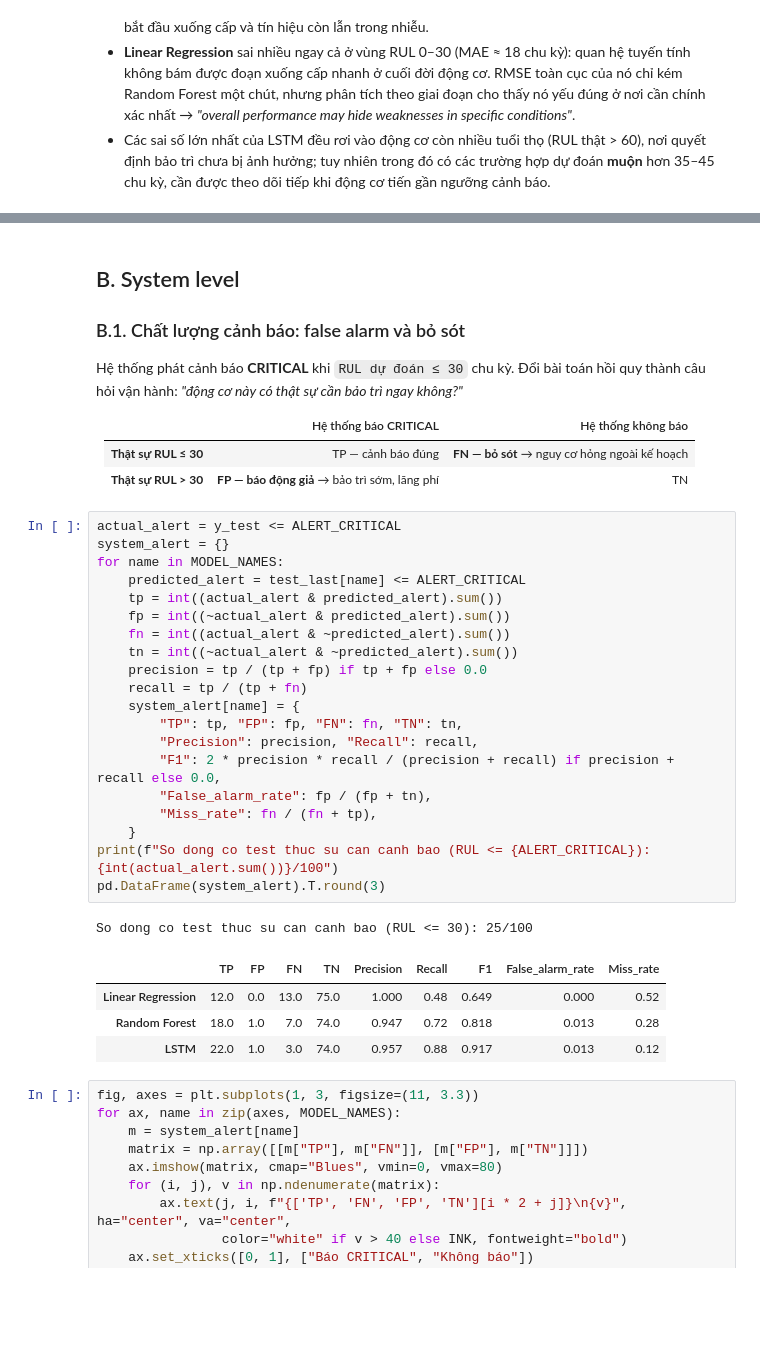
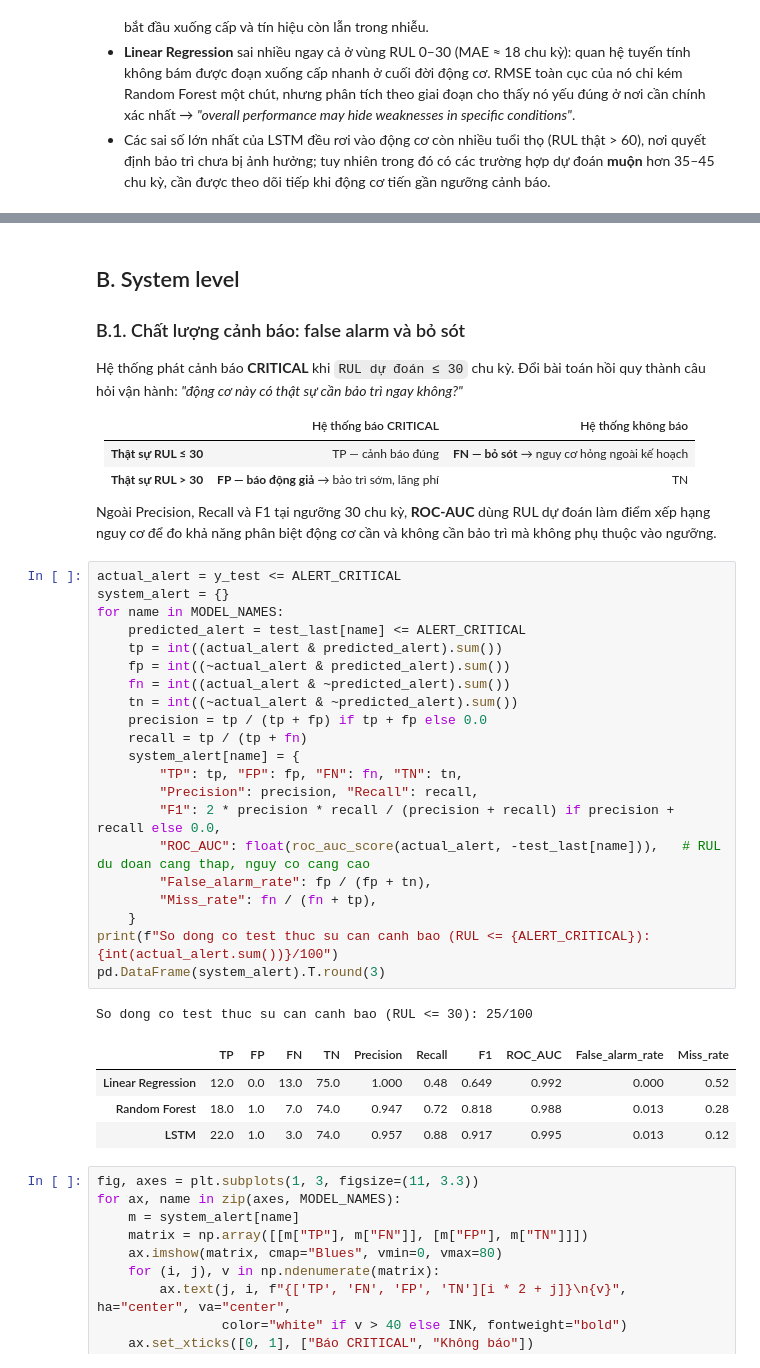
Before and after one commit to duyenphung206-sudo/turbofan-rul-prediction, a Jupyter notebook: notebooks/04_evaluation.ipynb, the cells around one changed output, grey strips where cells are left out. Cells and saved outputs as stored; diff of their text form; blank space fills up the shorter version.

```diff
--- a/notebooks/04_evaluation.ipynb
+++ b/notebooks/04_evaluation.ipynb
@@ -218,32 +268,35 @@ Hệ thống phát cảnh báo **CRITICAL** khi `RUL dự đoán ≤ 30` chu k
 |---|---|---|
 | **Thật sự RUL ≤ 30** | TP — cảnh báo đúng | **FN — bỏ sót** → nguy cơ hỏng ngoài kế hoạch |
 | **Thật sự RUL > 30** | **FP — báo động giả** → bảo trì sớm, lãng phí | TN |
+
+Ngoài Precision, Recall và F1 tại ngưỡng 30 chu kỳ, **ROC-AUC** dùng RUL dự đoán làm điểm xếp hạng nguy cơ để đo khả năng phân biệt động cơ cần và không cần bảo trì mà không phụ thuộc vào ngưỡng.
 # %%
 actual_alert = y_test <= ALERT_CRITICAL
 system_alert = {}
 for name in MODEL_NAMES:
     predicted_alert = test_last[name] <= ALERT_CRITICAL
     tp = int((actual_alert & predicted_alert).sum())
     fp = int((~actual_alert & predicted_alert).sum())
     fn = int((actual_alert & ~predicted_alert).sum())
     tn = int((~actual_alert & ~predicted_alert).sum())
     precision = tp / (tp + fp) if tp + fp else 0.0
     recall = tp / (tp + fn)
     system_alert[name] = {
         "TP": tp, "FP": fp, "FN": fn, "TN": tn,
         "Precision": precision, "Recall": recall,
         "F1": 2 * precision * recall / (precision + recall) if precision + recall else 0.0,
+        "ROC_AUC": float(roc_auc_score(actual_alert, -test_last[name])),   # RUL du doan cang thap, nguy co cang cao
         "False_alarm_rate": fp / (fp + tn),
         "Miss_rate": fn / (fn + tp),
     }
 print(f"So dong co test thuc su can canh bao (RUL <= {ALERT_CRITICAL}): {int(actual_alert.sum())}/100")
 pd.DataFrame(system_alert).T.round(3)
 # %% [output]
 So dong co test thuc su can canh bao (RUL <= 30): 25/100
-|  | TP | FP | FN | TN | Precision | Recall | F1 | False_alarm_rate | Miss_rate |
-| Linear Regression | 12.0 | 0.0 | 13.0 | 75.0 | 1.000 | 0.48 | 0.649 | 0.000 | 0.52 |
-| Random Forest | 18.0 | 1.0 | 7.0 | 74.0 | 0.947 | 0.72 | 0.818 | 0.013 | 0.28 |
-| LSTM | 22.0 | 1.0 | 3.0 | 74.0 | 0.957 | 0.88 | 0.917 | 0.013 | 0.12 |
+|  | TP | FP | FN | TN | Precision | Recall | F1 | ROC_AUC | False_alarm_rate | Miss_rate |
+| Linear Regression | 12.0 | 0.0 | 13.0 | 75.0 | 1.000 | 0.48 | 0.649 | 0.992 | 0.000 | 0.52 |
+| Random Forest | 18.0 | 1.0 | 7.0 | 74.0 | 0.947 | 0.72 | 0.818 | 0.988 | 0.013 | 0.28 |
+| LSTM | 22.0 | 1.0 | 3.0 | 74.0 | 0.957 | 0.88 | 0.917 | 0.995 | 0.013 | 0.12 |
 # %%
 fig, axes = plt.subplots(1, 3, figsize=(11, 3.3))
 for ax, name in zip(axes, MODEL_NAMES):
```
Also changed, not shown: parts of 11 cells of this notebook, 3 other files.
